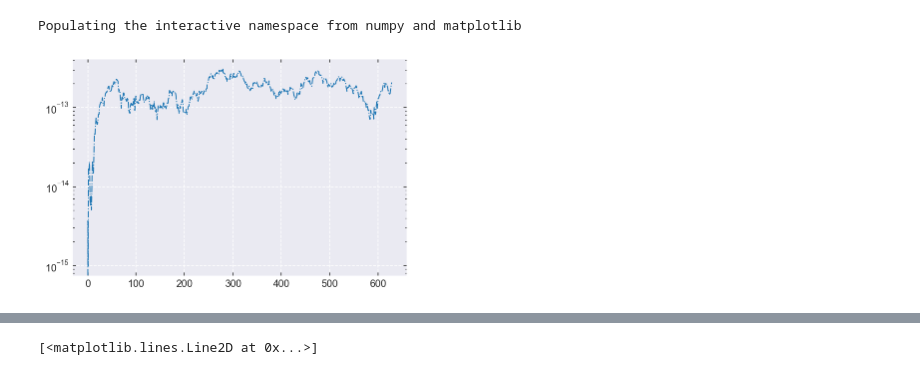
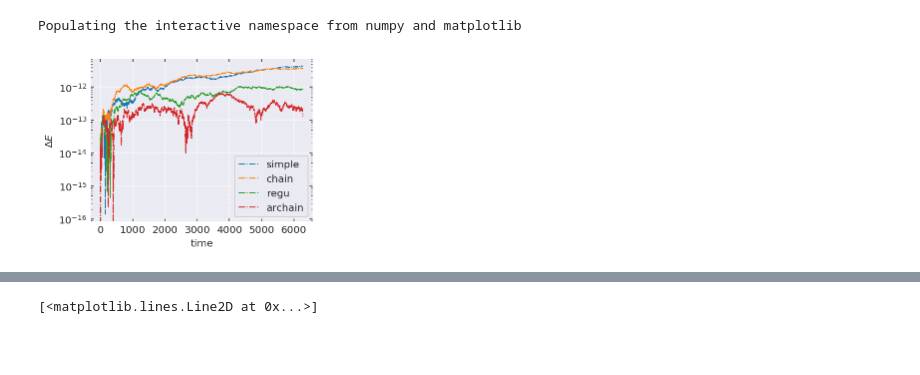
Before and after one commit to YihanWangAstro/SpaceHub, a Jupyter notebook: draw.ipynb, the cells around one changed output, grey strips where cells are left out. Drawn from its saved outputs; the diff is of its cells as text; code cells hidden in the pictures; blank space fills up the shorter version.

```diff
--- a/draw.ipynb
+++ b/draw.ipynb
@@ -41,11 +41,21 @@ def parallelize(n_cores, func, splited_data, *args):
     return df
 # %% [output]
 Populating the interactive namespace from numpy and matplotlib
-# %%
-name = 'cmake-build-debug/two-body.eng'
-energy = pd.read_csv(name,names=['time','$E_{tot}$','omega'])
-energy['dE'] = np.abs(energy['$E_{tot}$'])#np.abs((energy['$E_{tot}$'] - energy['$E_{tot}$'][0] )/ energy['$E_{tot}$'][0])#
-plt.plot(energy['time'], energy['dE'],'-.', lw=1)
-plt.yscale('log')
-# %% [output]
-[figure, removed]
+# %%
+def draw_errors(data, method):
+    test_num = len(data)
+    fig = plt.figure(figsize=(4, 3))
+    ax = fig.add_subplot(1, 1, 1)
+    for d, m in zip(data, method):
+        ax.plot(d['time'], np.abs(d['$E_{tot}$']),'-.', lw=1,label=m)
+        ax.set_yscale('log')
+        ax.set_xlabel('time')
+        ax.set_ylabel('$\Delta E$')
+    ax.legend()
+# %%
+method = ['simple', 'chain', 'regu', 'archain']
+fnames = ['circular-BS-' + m + '.err' for m in method]
+data = [ pd.read_csv(name, names = ['time','$E_{tot}$']) for name in fnames]
+draw_errors(data, method)
+# %% [output]
+[figure, added]
```
Also changed, not shown: parts of 2 cells of this notebook.
